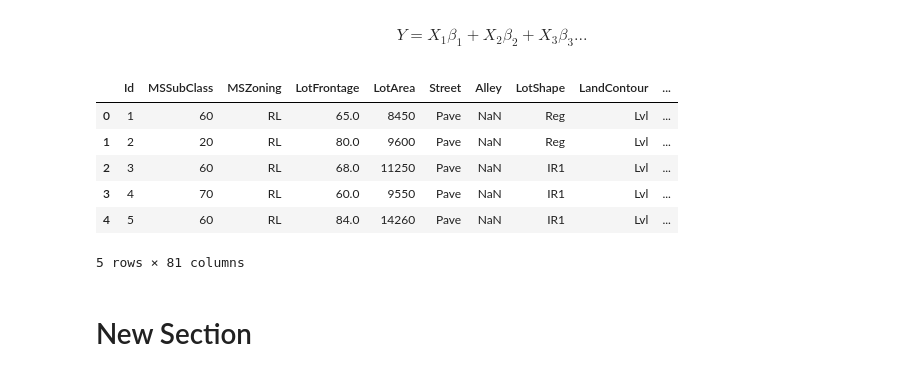
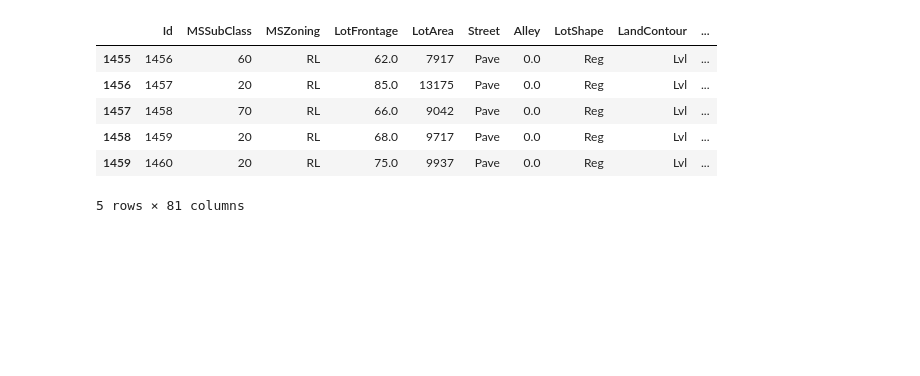
Before and after one commit to corwinstites/1.125_PS4, a Jupyter notebook: STITES_PS4_CODE.ipynb, the cells around one changed output. Drawn from its saved outputs; the diff is of its cells as text; code cells hidden in the pictures; blank space fills up the shorter version.

```diff
--- a/STITES_PS4_CODE.ipynb
+++ b/STITES_PS4_CODE.ipynb
@@ -24,19 +11,16 @@ LotConfig — Lot configuration
-# %% [markdown]
-$$Y = X_{1}\beta_{1} + X_{2}\beta_{2} + X_{3}\beta_{3}...$$
 # %%
-data = pd.read_csv('train.csv')
+data = pd.read_csv('https://raw.githubusercontent.com/corwinstites/1.125_PS4/main/train.csv')
 data.shape
-train = data.iloc[0:20,:]
-
+train = data.iloc[:,:]
 train.to_json('housedata.json')
-train.head()
+#train.dropna(axis = 1,inplace = True)
+train.fillna(value = 0.0,inplace = True)
+train.tail()
 # %% [output]
 |  | Id | MSSubClass | MSZoning | LotFrontage | LotArea | Street | Alley | LotShape | LandContour | ... |
-| 0 | 1 | 60 | RL | 65.0 | 8450 | Pave | NaN | Reg | Lvl | ... |
-| 1 | 2 | 20 | RL | 80.0 | 9600 | Pave | NaN | Reg | Lvl | ... |
-| 2 | 3 | 60 | RL | 68.0 | 11250 | Pave | NaN | IR1 | Lvl | ... |
-| 3 | 4 | 70 | RL | 60.0 | 9550 | Pave | NaN | IR1 | Lvl | ... |
-| 4 | 5 | 60 | RL | 84.0 | 14260 | Pave | NaN | IR1 | Lvl | ... |
+| 1455 | 1456 | 60 | RL | 62.0 | 7917 | Pave | 0.0 | Reg | Lvl | ... |
+| 1456 | 1457 | 20 | RL | 85.0 | 13175 | Pave | 0.0 | Reg | Lvl | ... |
+| 1457 | 1458 | 70 | RL | 66.0 | 9042 | Pave | 0.0 | Reg | Lvl | ... |
+| 1458 | 1459 | 20 | RL | 68.0 | 9717 | Pave | 0.0 | Reg | Lvl | ... |
+| 1459 | 1460 | 20 | RL | 75.0 | 9937 | Pave | 0.0 | Reg | Lvl | ... |
 5 rows × 81 columns
-# %% [markdown]
-# New Section
```
Also changed, not shown: parts of 14 cells of this notebook.
